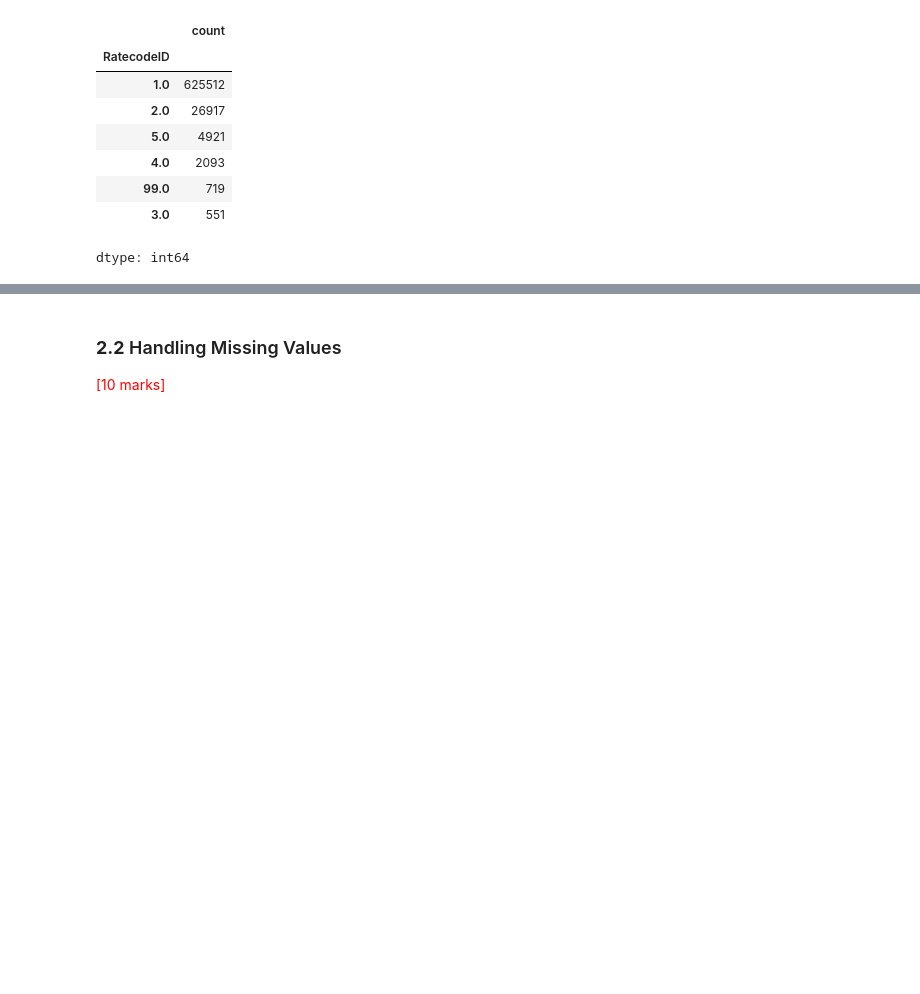
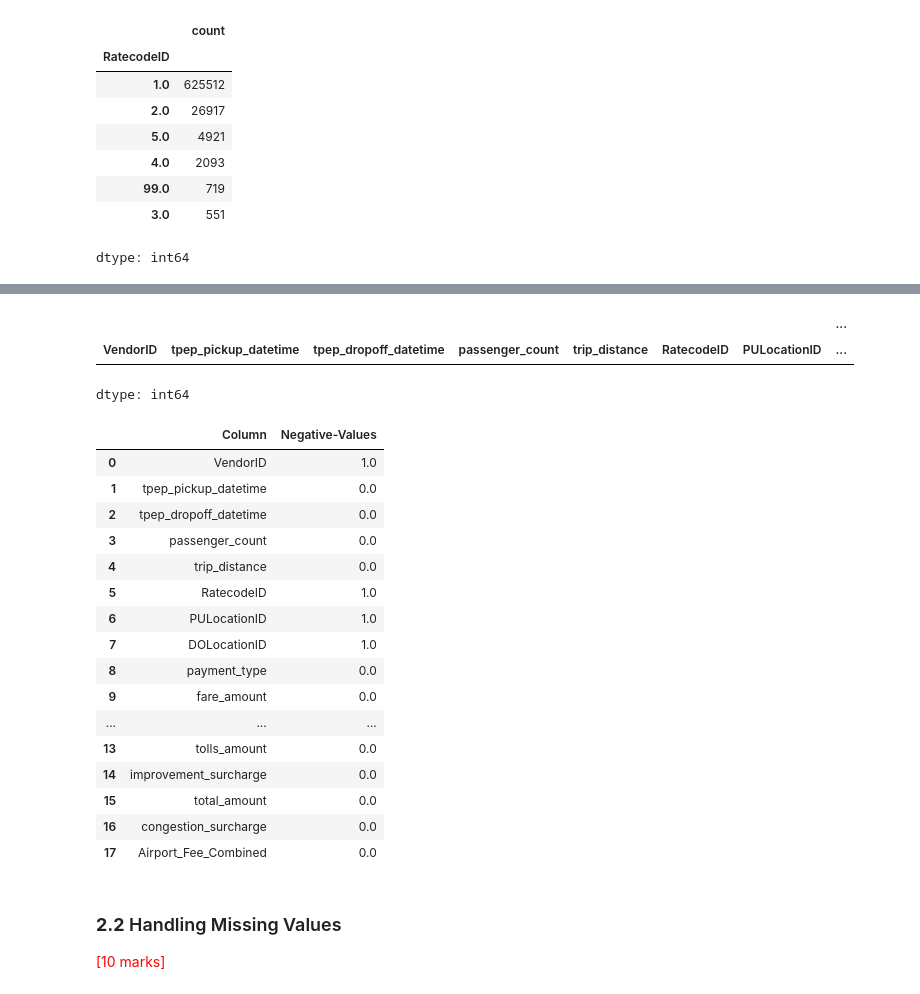
Before and after one commit to msaipraveenkumar/EDA_Assg_NYC_Taxi_Starter, a Jupyter notebook: EDA_Assg_NYC_Taxi_Starter.ipynb, the cells around one changed output, grey strips where cells are left out. Saved outputs shown, nothing was run; the diff lists cells and outputs as text; code cells hidden in the pictures; blank space fills up the shorter version.

```diff
--- a/EDA_Assg_NYC_Taxi_Starter.ipynb
+++ b/EDA_Assg_NYC_Taxi_Starter.ipynb
@@ -498,0 +577,2 @@ pd.DataFrame({
+# %%
+df['Airport_Fee_Combined']=df['Airport_Fee_Combined'].apply(lambda x: (x*-1) if x < 0 else x)
@@ -498,0 +598,2 @@ pd.DataFrame({
+# %%
+df['improvement_surcharge']=df['improvement_surcharge'].apply(lambda x: (x*-1) if x < 0 else x)
@@ -498,0 +620,2 @@ pd.DataFrame({
+# %%
+df['mta_tax']=df['mta_tax'].apply(lambda x: (x*-1) if x < 0 else x)
@@ -499,3 +641,37 @@ pd.DataFrame({
+# %%
+# it was observed that where total_amount is in negative value all values (fare_amount, extra,tip_amount,	tolls_amount) are zeros except mta_tax, Improvement_surcharge & Airport_fee
+# total_amount made to zero
+
+df['total_amount']=df['total_amount'].apply(lambda x: 0 if x < 0 else x)
+# %%
+df[df['total_amount']<0].value_counts()
+# %% [output]
+|  |  |  |  |  |  |  | ... |
+| VendorID | tpep_pickup_datetime | tpep_dropoff_datetime | passenger_count | trip_distance | RatecodeID | PULocationID | ... |
+dtype: int64
+# %%
+pd.DataFrame({
+    'Column': df.columns.values,
+    'Negative-Values': [df[col].min() if col in df.select_dtypes(include=[np.number]).columns else 0 for col in df.columns]
+})
+# %% [output]
+|  | Column | Negative-Values |
+| 0 | VendorID | 1.0 |
+| 1 | tpep_pickup_datetime | 0.0 |
+| 2 | tpep_dropoff_datetime | 0.0 |
+| 3 | passenger_count | 0.0 |
+| 4 | trip_distance | 0.0 |
+| 5 | RatecodeID | 1.0 |
+| 6 | PULocationID | 1.0 |
+| 7 | DOLocationID | 1.0 |
+| 8 | payment_type | 0.0 |
+| 9 | fare_amount | 0.0 |
+| ... | ... | ... |
+| 13 | tolls_amount | 0.0 |
+| 14 | improvement_surcharge | 0.0 |
+| 15 | total_amount | 0.0 |
+| 16 | congestion_surcharge | 0.0 |
+| 17 | Airport_Fee_Combined | 0.0 |
 # %% [markdown]
 ### **2.2** Handling Missing Values
 <font color = red>[10 marks]</font> <br>
```
Also changed, not shown: parts of 43 cells of this notebook.
